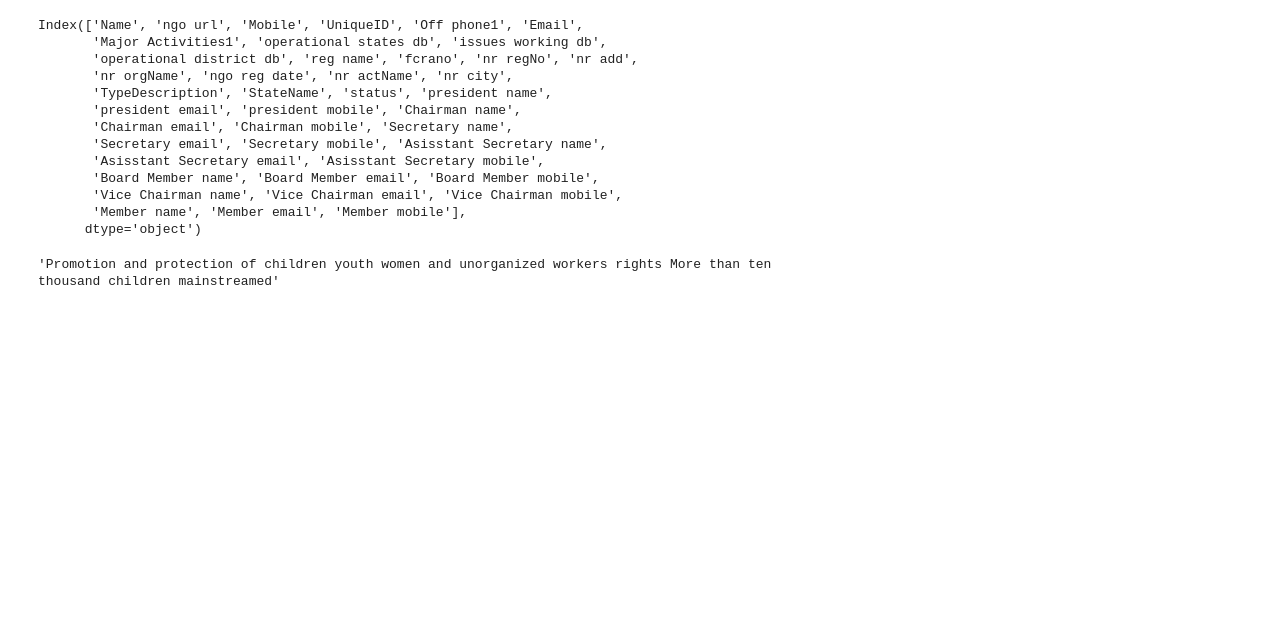
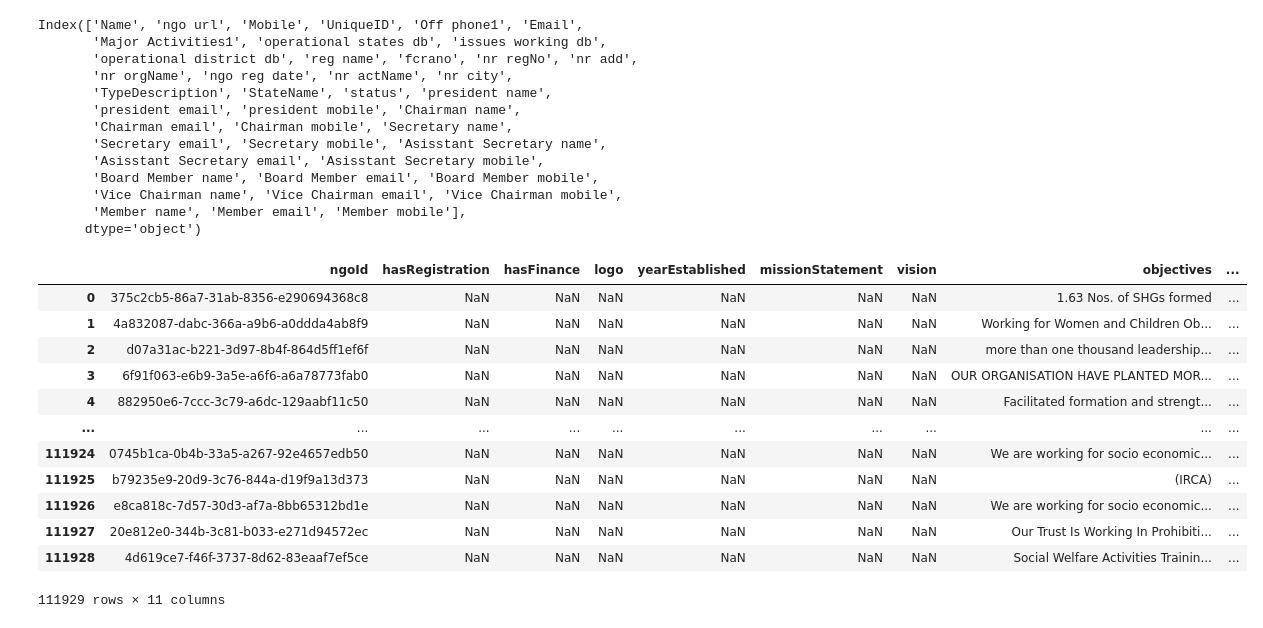
Before and after one commit to DaanMatch/Codebook, a Jupyter notebook: ds/darpan_yijun/toSchema.ipynb, the cells around one changed output. Saved outputs shown, nothing was run; the diff lists cells and outputs as text; code cells hidden in the pictures; blank space fills up the shorter version.

```diff
--- a/ds/darpan_yijun/toSchema.ipynb
+++ b/ds/darpan_yijun/toSchema.ipynb
@@ -38,9 +39,7 @@ df.head()
 NgoBackground = pd.DataFrame(columns=[
     'ngoId',
     'hasRegistration',
-    'NGORegistration',
     'hasFinance',
-    'NGOFinance',
     'logo',
     'yearEstablished',
     'missionStatement',
@@ -92,6 +91,7 @@ NgoContact = pd.DataFrame(columns=[
     'fieldOffices',
     'orgType',
     'orgWebsite',
+    'websiteIsValid',
     'facebook',
     'twitter',
     'iInstagram',
@@ -131,7 +131,3 @@ Index(['Name', 'ngo url', 'Mobile', 'UniqueID', 'Off phone1', 'Email',
        'Vice Chairman name', 'Vice Chairman email', 'Vice Chairman mobile',
        'Member name', 'Member email', 'Member mobile'],
       dtype='object')
-# %%
-df['Major Activities1'][1334]
-# %% [output]
-'Promotion and protection of children youth women and unorganized workers rights More than ten thousand children mainstreamed'
@@ -156,0 +179,16 @@ NgoContact["type"] = df['TypeDescription']
+# %%
+NgoBackground
+# %% [output]
+|  | ngoId | hasRegistration | hasFinance | logo | yearEstablished | missionStatement | vision | objectives | ... |
+| 0 | 375c2cb5-86a7-31ab-8356-e290694368c8 | NaN | NaN | NaN | NaN | NaN | NaN | 1.63 Nos. of SHGs formed | ... |
+| 1 | 4a832087-dabc-366a-a9b6-a0ddda4ab8f9 | NaN | NaN | NaN | NaN | NaN | NaN | Working for Women and Children Ob... | ... |
+| 2 | d07a31ac-b221-3d97-8b4f-864d5ff1ef6f | NaN | NaN | NaN | NaN | NaN | NaN | more than one thousand leadership... | ... |
+| 3 | 6f91f063-e6b9-3a5e-a6f6-a6a78773fab0 | NaN | NaN | NaN | NaN | NaN | NaN | OUR ORGANISATION HAVE PLANTED MOR... | ... |
+| 4 | 882950e6-7ccc-3c79-a6dc-129aabf11c50 | NaN | NaN | NaN | NaN | NaN | NaN | Facilitated formation and strengt... | ... |
+| ... | ... | ... | ... | ... | ... | ... | ... | ... | ... |
+| 111924 | 0745b1ca-0b4b-33a5-a267-92e4657edb50 | NaN | NaN | NaN | NaN | NaN | NaN | We are working for socio economic... | ... |
+| 111925 | b79235e9-20d9-3c76-844a-d19f9a13d373 | NaN | NaN | NaN | NaN | NaN | NaN | (IRCA) | ... |
+| 111926 | e8ca818c-7d57-30d3-af7a-8bb65312bd1e | NaN | NaN | NaN | NaN | NaN | NaN | We are working for socio economic... | ... |
+| 111927 | 20e812e0-344b-3c81-b033-e271d94572ec | NaN | NaN | NaN | NaN | NaN | NaN | Our Trust Is Working In Prohibiti... | ... |
+| 111928 | 4d619ce7-f46f-3737-8d62-83eaaf7ef5ce | NaN | NaN | NaN | NaN | NaN | NaN | Social Welfare Activities Trainin... | ... |
+111929 rows × 11 columns
```
Also changed, not shown: parts of 5 cells of this notebook.
